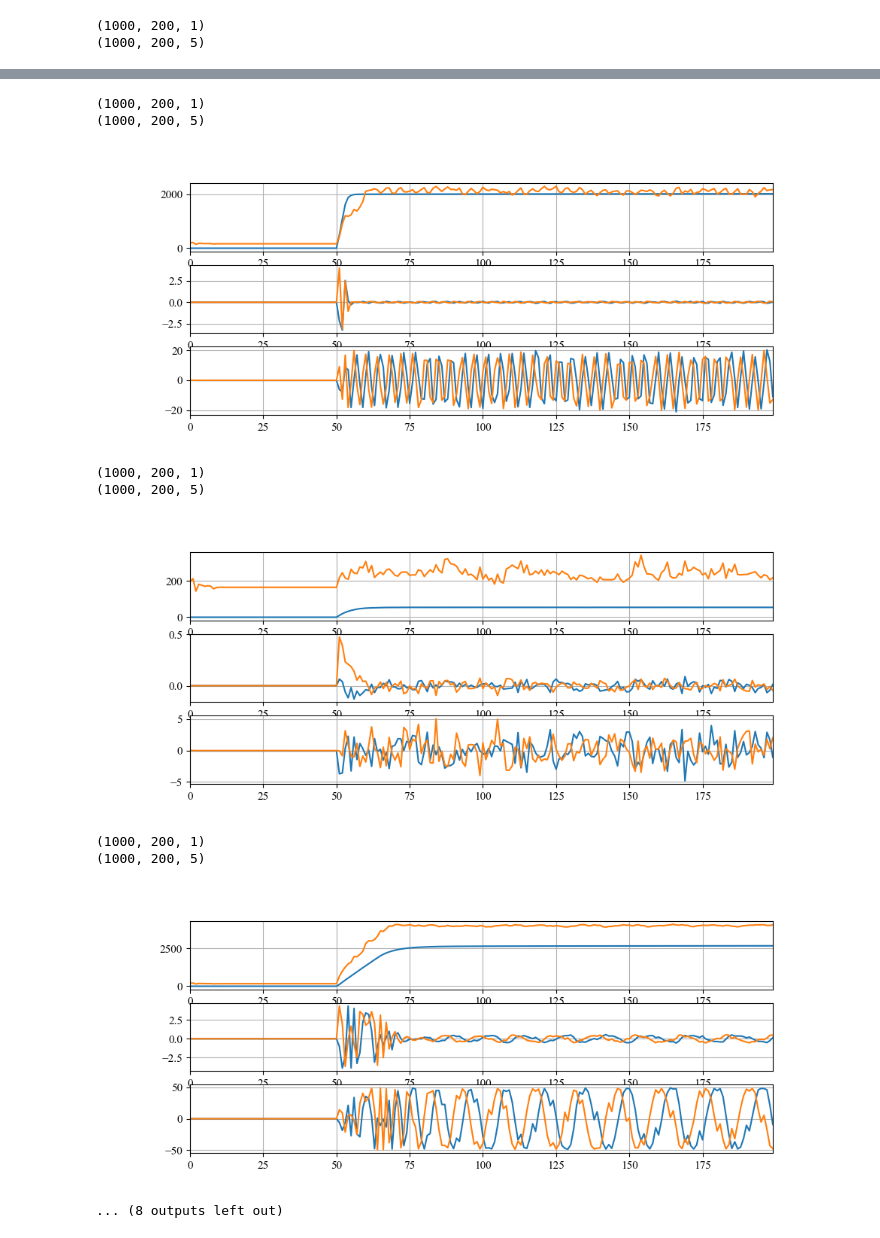
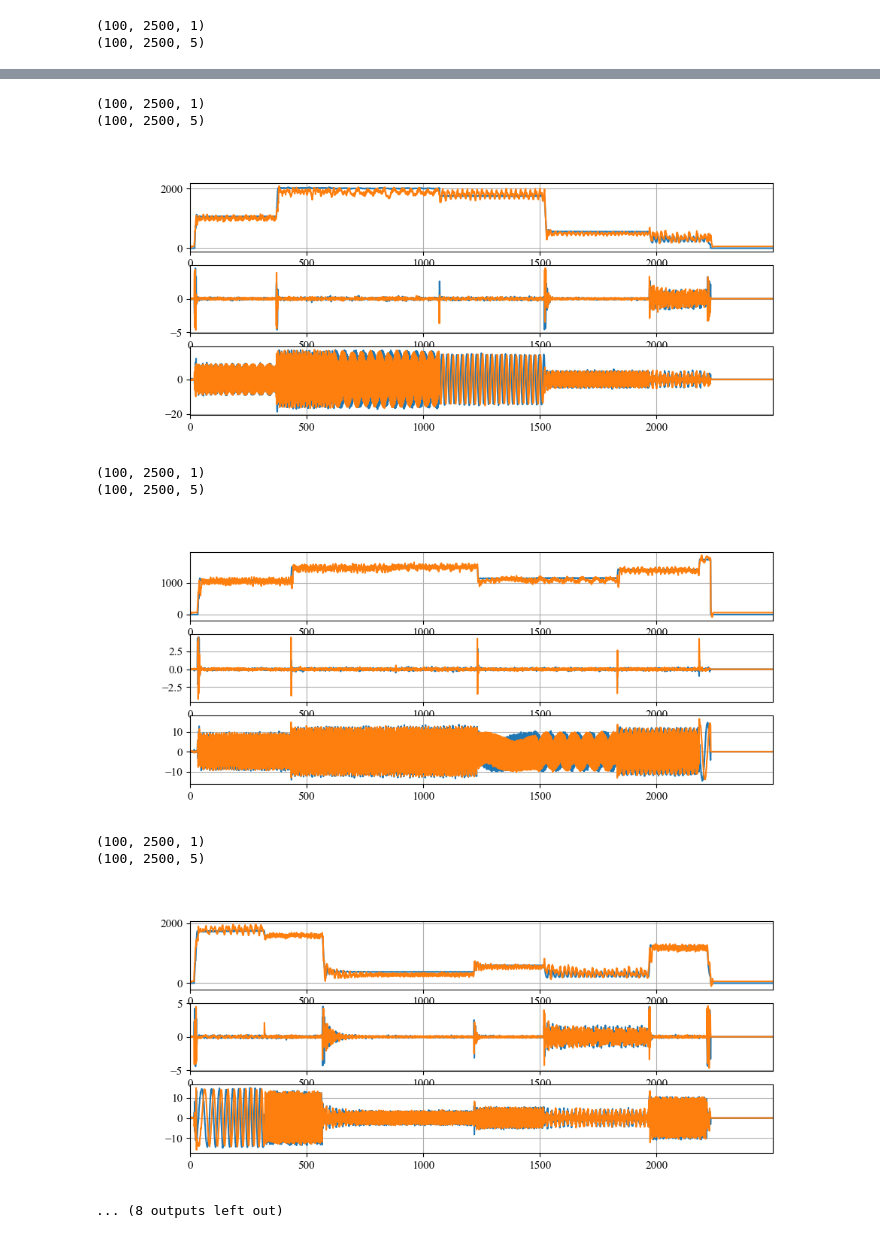
Before and after one commit to buswayne/in-context-bldc, a Jupyter notebook: speed_estimator/test_zerostep_new_v2.ipynb, the cells around one changed output, grey strips where cells are left out. Cells and saved outputs as stored; diff of their text form; code cells hidden in the pictures.

```diff
--- a/speed_estimator/test_zerostep_new_v2.ipynb
+++ b/speed_estimator/test_zerostep_new_v2.ipynb
@@ -30,13 +30,13 @@ plt.rcParams['axes.xmargin']=0
 out_dir = "out"
 batch_size = 1024
 
-model_name = "ckpt_50pct_recursive_h10_real_val_speed_correction.pt"
+model_name = "ckpt_50pct_recursive_h10_real_val_speed_correction_v2.pt"
 # folder_path = '../data/CL_experiments/test/inertia07_ki-0.0061-kp-11.8427'
 # folder_path = '../data/CL_experiments/test/inertia04_ki-0.0061-kp-11.8427'
 # folder_path = '../../../in-context-bldc/data/simulated/10_percent'
 # folder_path = '../../../in-context-bldc/data/simulated/50_percent_longer_steps'
 folder_path = '../data/CL_experiments_double_sensor/train/inertia13_ki-0.0061-kp-11.8427'
-folder_path = '../../../in-context-bldc-data/simulated/50_percent_with_alfa_beta_speed_corrected'
+# folder_path = '../../../in-context-bldc-data/simulated/50_percent_with_alfa_beta_speed_corrected'
 
 # Compute settings
 cuda_device = "cuda:0"
@@ -253,9 +250,12 @@ Average rmse:  759.9696489639282
 
 for i in range(10):
 
-    y_full_np = y_full_all.cpu().numpy()[:,:200,:]
-    y_pred_np = y_pred_all.cpu().numpy()[:,:200,:]
-    u_full_np = u_full_all.cpu().numpy()[:,:200,:]
+    # y_full_np = y_full_all.cpu().numpy()[:,:200,:]
+    # y_pred_np = y_pred_all.cpu().numpy()[:,:200,:]
+    # u_full_np = u_full_all.cpu().numpy()[:,:200,:]
+    y_full_np = y_full_all.cpu().numpy()
+    y_pred_np = y_pred_all.cpu().numpy()
+    u_full_np = u_full_all.cpu().numpy()
 
     print(y_full_np.shape)
     print(u_full_np.shape)
@@ -285,2 +285,2 @@ for i in range(10):
-(1000, 200, 1)
-(1000, 200, 5)
+(100, 2500, 1)
+(100, 2500, 5)
@@ -288,10 +288,10 @@ for i in range(10):
-(1000, 200, 1)
-(1000, 200, 5)
+(100, 2500, 1)
+(100, 2500, 5)
-[figure, old version]
+[figure, new version]
-(1000, 200, 1)
-(1000, 200, 5)
+(100, 2500, 1)
+(100, 2500, 5)
-[figure, old version]
+[figure, new version]
-(1000, 200, 1)
-(1000, 200, 5)
+(100, 2500, 1)
+(100, 2500, 5)
-[figure, old version]
+[figure, new version]
 ... (8 outputs left out)
```
Also changed, not shown: parts of 7 cells of this notebook, 3 other files.
